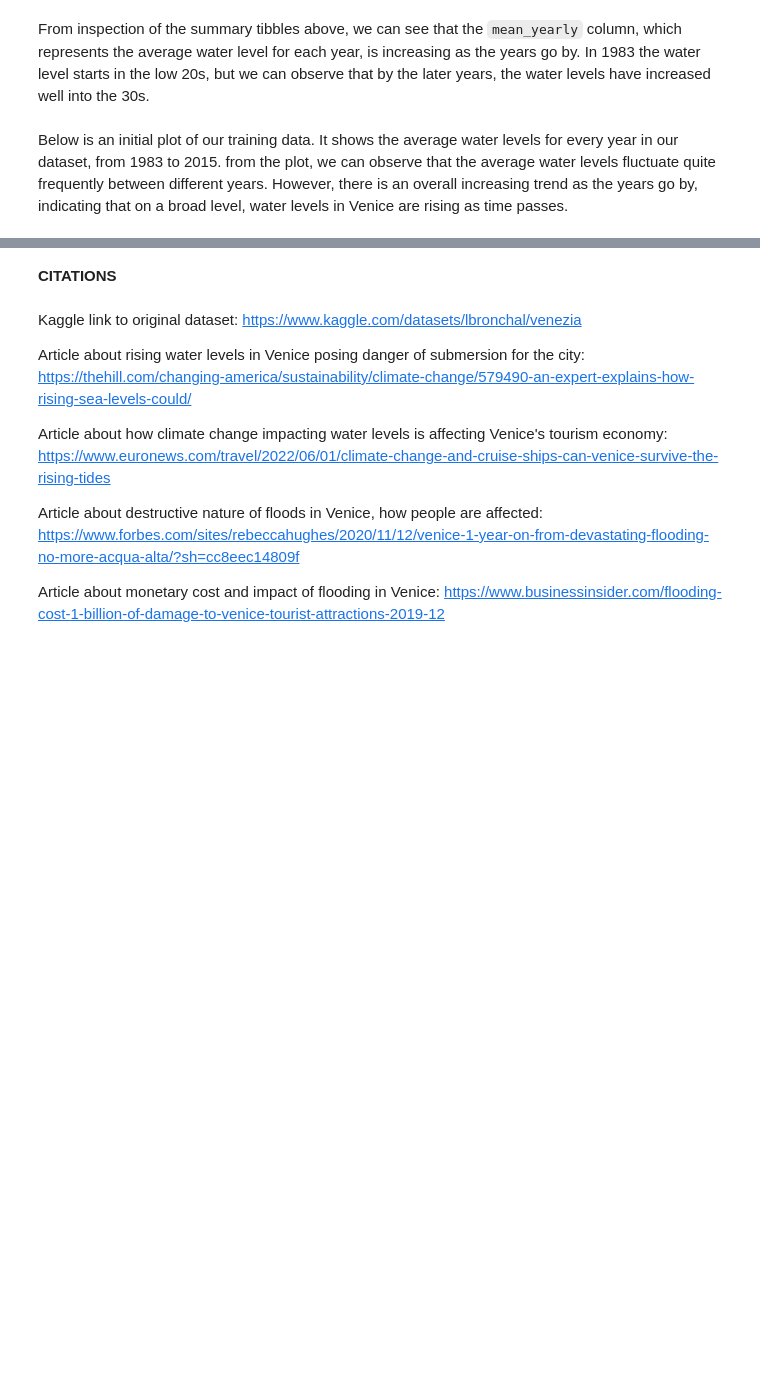
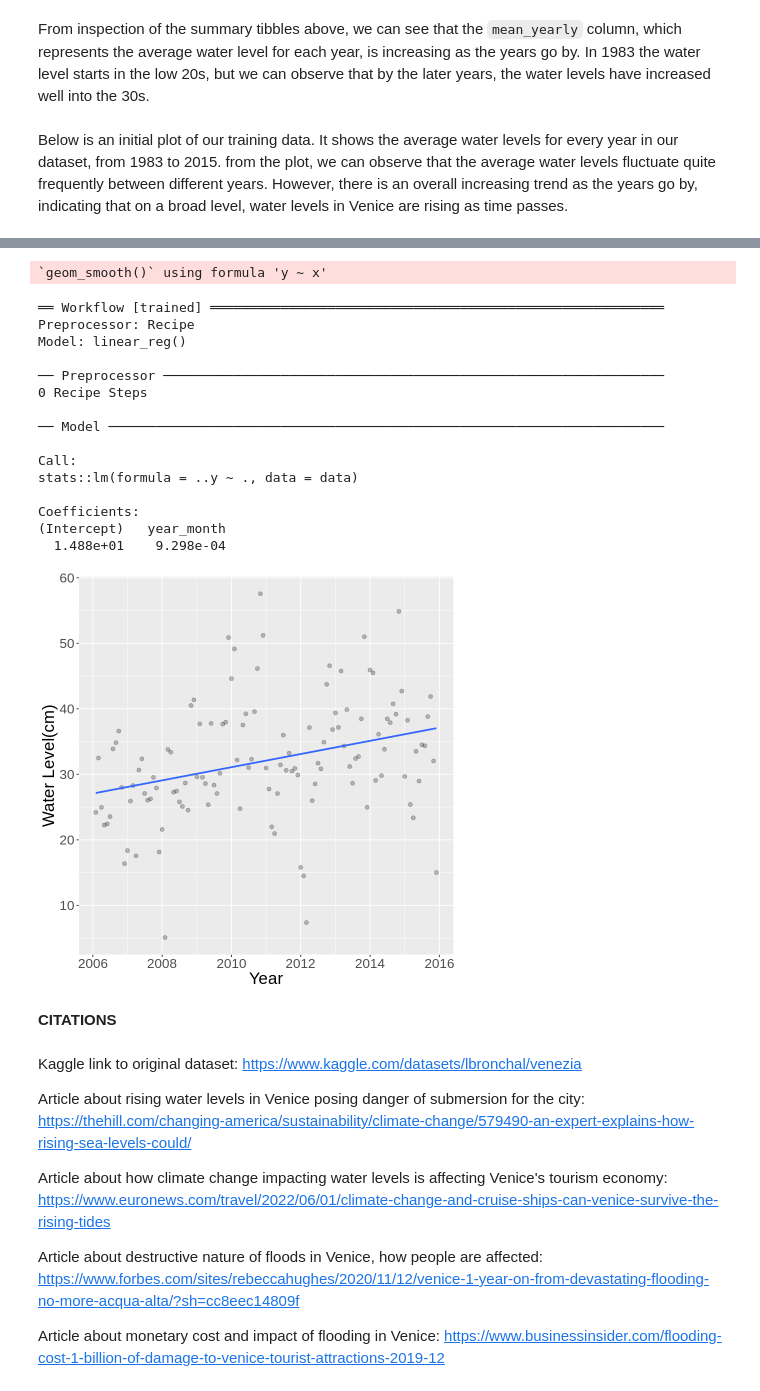
Before and after one commit to Applemyp/dsci100-group36-project, a Jupyter notebook: Group Project Report.ipynb, the cells around one changed output, grey strips where cells are left out. Saved outputs shown, nothing was run; the diff lists cells and outputs as text; code cells hidden in the pictures; blank space fills up the shorter version.

```diff
--- a/Group Project Report.ipynb
+++ b/Group Project Report.ipynb
@@ -92,0 +137,14 @@ graph_data
+# %%
+set.seed(2020)
+
+lm_spec <- linear_reg() |>
+  set_engine("lm") |>
+  set_mode("regression")
+data_recipe <- recipe(month_average ~ year_month, data = training_data)
+# %%
+set.seed(2020)
+
+data_fit <- workflow() |>
+  add_recipe(data_recipe) |>
+  add_model(lm_spec) |>
+  fit(data = training_data)
@@ -93,3 +175,32 @@ graph_data
+# %%
+lm_predictions_test <- testing_data |>
+     ggplot(aes(x = year_month, y = month_average)) +
+         geom_point(alpha = 0.25, size=2) +
+         geom_smooth(aes(x = year_month, y = month_average),method = "lm", se = FALSE) +
+         xlab("Year") +
+         ylab("Water Level(cm)") +
+         theme(text = element_text(size = 20))
+lm_predictions_test
+
+data_fit
+# %% [output]
+`geom_smooth()` using formula 'y ~ x'
+══ Workflow [trained] ══════════════════════════════════════════════════════════
+Preprocessor: Recipe
+Model: linear_reg()
+
+── Preprocessor ────────────────────────────────────────────────────────────────
+0 Recipe Steps
+
+── Model ───────────────────────────────────────────────────────────────────────
+
+Call:
+stats::lm(formula = ..y ~ ., data = data)
+
+Coefficients:
+(Intercept)   year_month
+  1.488e+01    9.298e-04
+[figure, added]
 # %% [markdown]
 **CITATIONS**
 # %% [markdown]
```
Also changed, not shown: parts of 5 cells of this notebook.
